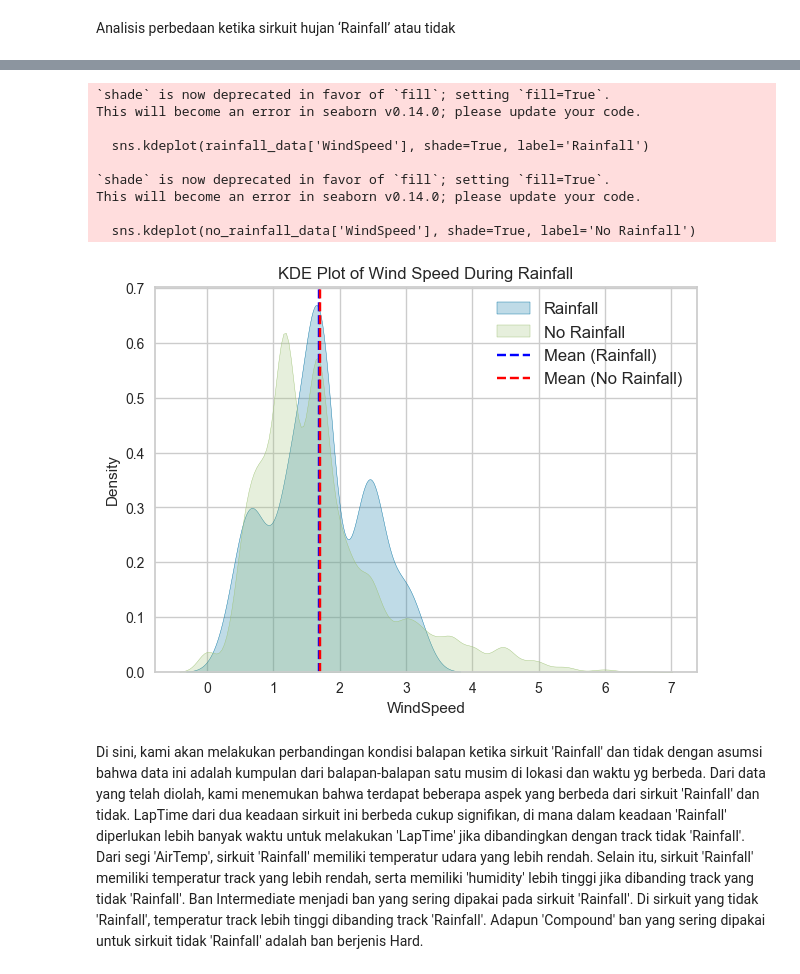
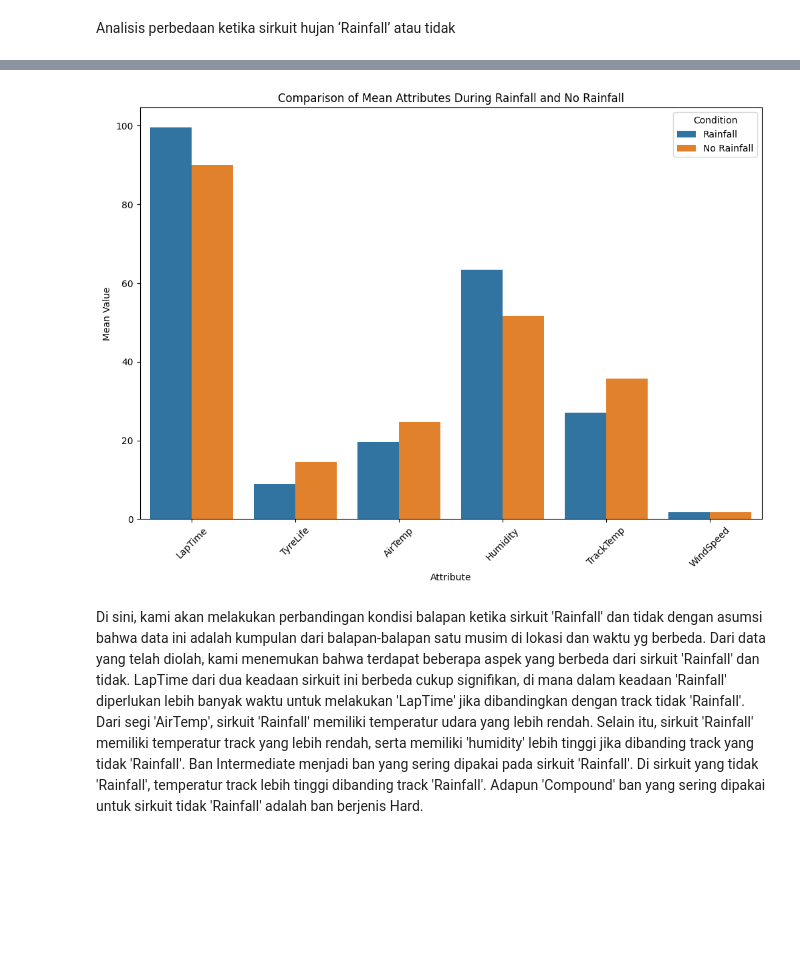
Before and after one commit to F1-biasa-aja/F1-kasdd, a Jupyter notebook: Code_RakhaFadilAtmojo.ipynb, the cells around one changed output, grey strips where cells are left out. Cells and saved outputs as stored; diff of their text form; code cells hidden in the pictures; blank space fills up the shorter version.

```diff
--- a/Code_RakhaFadilAtmojo.ipynb
+++ b/Code_RakhaFadilAtmojo.ipynb
@@ -512,25 +402,25 @@ This will become an error in seaborn v0.14.0; please update your code.
-# %%
-plt.figure(figsize=(7, 5))
-sns.kdeplot(rainfall_data['WindSpeed'], shade=True, label='Rainfall')
-sns.kdeplot(no_rainfall_data['WindSpeed'], shade=True, label='No Rainfall')
-plt.axvline(x=np.mean(rainfall_data['WindSpeed']), color='blue', linestyle='--', label='Mean (Rainfall)')
-plt.axvline(x=np.mean(no_rainfall_data['WindSpeed']), color='red', linestyle='--', label='Mean (No Rainfall)')
-plt.legend(fontsize=12)
-plt.title('KDE Plot of Wind Speed During Rainfall')
-plt.xlabel('WindSpeed')
-plt.ylabel('Density')
-plt.show()
-# %% [output]
-`shade` is now deprecated in favor of `fill`; setting `fill=True`.
-This will become an error in seaborn v0.14.0; please update your code.
-
-  sns.kdeplot(rainfall_data['WindSpeed'], shade=True, label='Rainfall')
-
-`shade` is now deprecated in favor of `fill`; setting `fill=True`.
-This will become an error in seaborn v0.14.0; please update your code.
-
-  sns.kdeplot(no_rainfall_data['WindSpeed'], shade=True, label='No Rainfall')
-[figure, removed]
+# %%
+# Create a DataFrame for comparison
+comparison_df = pd.DataFrame({
+    'Attribute': mean_attributes,
+    'Rainfall': rainfall_mean.values,
+    'No Rainfall': no_rainfall_mean.values
+})
+
+# Melt the DataFrame for easier plotting with seaborn
+comparison_df_melted = pd.melt(comparison_df, id_vars='Attribute', var_name='Condition', value_name='Mean Value')
+
+# Plotting the grouped bar plot
+plt.figure(figsize=(12, 8))
+sns.barplot(x='Attribute', y='Mean Value', hue='Condition', data=comparison_df_melted)
+plt.title('Comparison of Mean Attributes During Rainfall and No Rainfall')
+plt.xlabel('Attribute')
+plt.ylabel('Mean Value')
+plt.xticks(rotation=45)
+plt.legend(title='Condition')
+plt.show()
+# %% [output]
+[figure, added]
 # %% [markdown]
 Di sini, kami akan melakukan perbandingan kondisi balapan ketika sirkuit 'Rainfall' dan tidak dengan asumsi bahwa data ini adalah kumpulan dari balapan-balapan satu musim di lokasi dan waktu yg berbeda. Dari data yang telah diolah, kami menemukan bahwa terdapat beberapa aspek yang berbeda dari sirkuit 'Rainfall' dan tidak.  LapTime dari dua keadaan sirkuit ini berbeda cukup signifikan, di mana dalam keadaan 'Rainfall' diperlukan lebih banyak waktu untuk melakukan 'LapTime' jika dibandingkan dengan track tidak 'Rainfall'. Dari segi 'AirTemp', sirkuit 'Rainfall' memiliki temperatur udara yang lebih rendah. Selain itu, sirkuit 'Rainfall' memiliki temperatur track yang lebih rendah, serta memiliki 'humidity' lebih tinggi jika dibanding track yang tidak 'Rainfall'. Ban Intermediate menjadi ban yang sering dipakai pada sirkuit 'Rainfall'. Di sirkuit yang tidak 'Rainfall', temperatur track lebih tinggi dibanding track 'Rainfall'. Adapun 'Compound' ban yang sering dipakai untuk sirkuit tidak 'Rainfall' adalah ban berjenis Hard.
 # %% [markdown]
```
Also changed, not shown: parts of 19 cells of this notebook.
